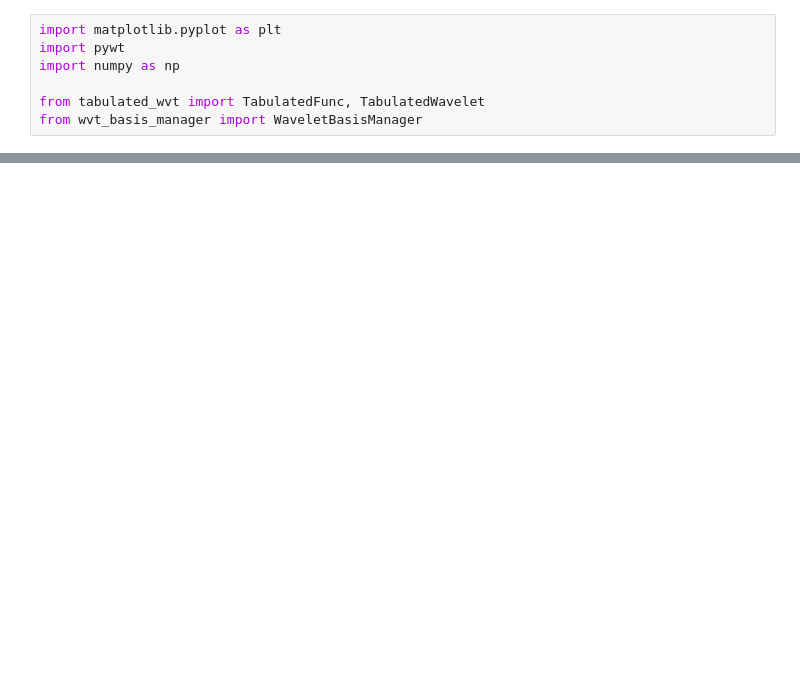
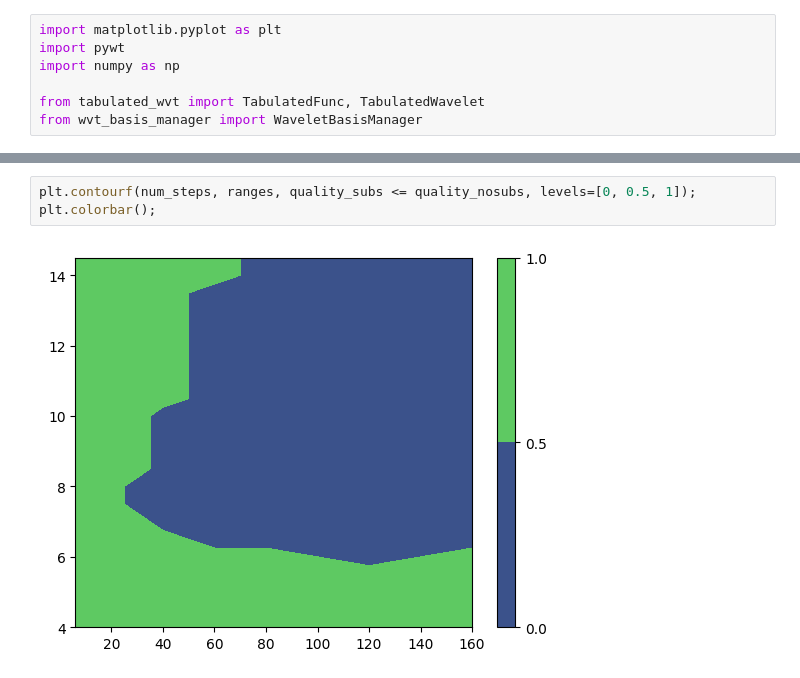
Before and after one commit to SiLiKhon/WaveletTests, a Jupyter notebook: harm_osc.ipynb, the cells around one changed output, grey strips where cells are left out. Saved outputs shown, nothing was run; the diff lists cells and outputs as text; blank space fills up the shorter version.

```diff
--- a/harm_osc.ipynb
+++ b/harm_osc.ipynb
@@ -110,0 +165,5 @@ Text(0, 0.5, 'range covered')
+# %%
+plt.contourf(num_steps, ranges, quality_subs <= quality_nosubs, levels=[0, 0.5, 1]);
+plt.colorbar();
+# %% [output]
+[figure, added]
```
Also changed, not shown: parts of 5 cells of this notebook, 1 other file.
